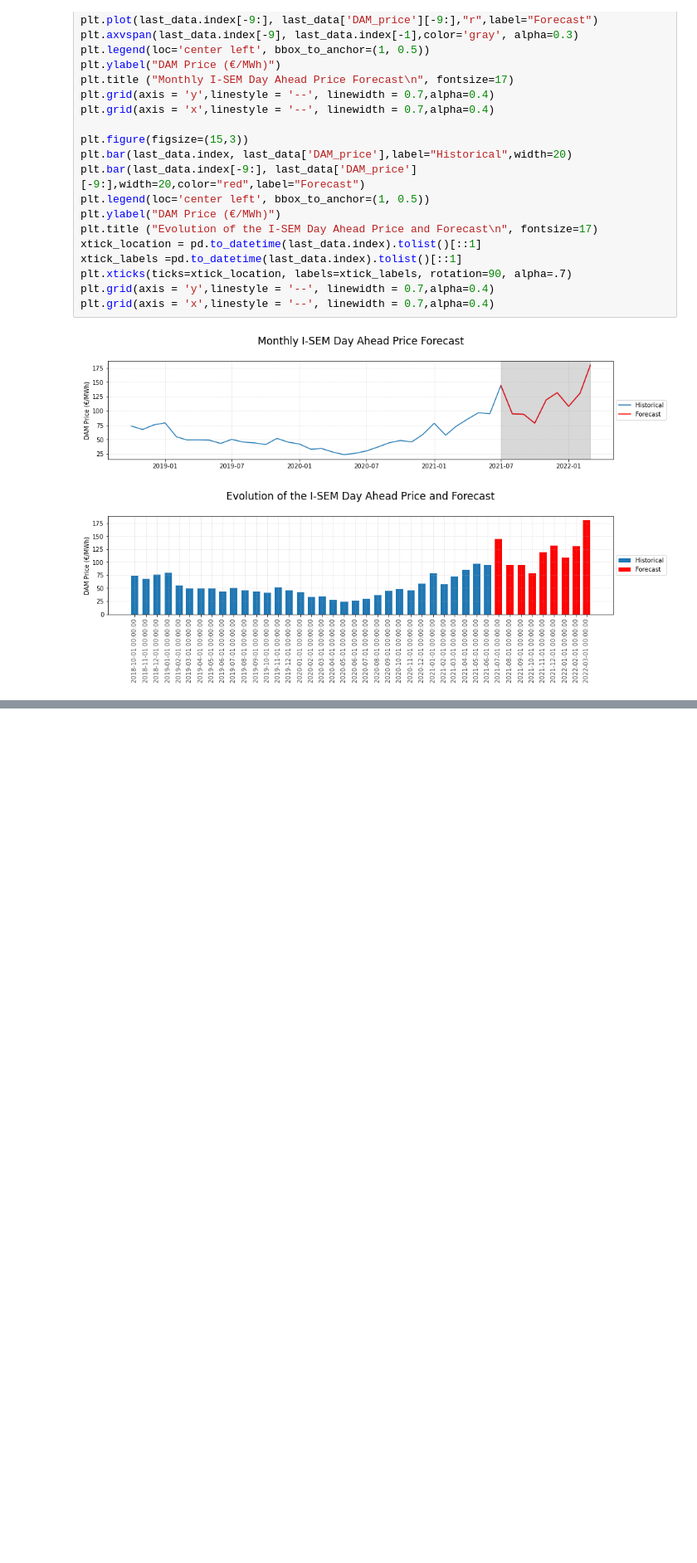
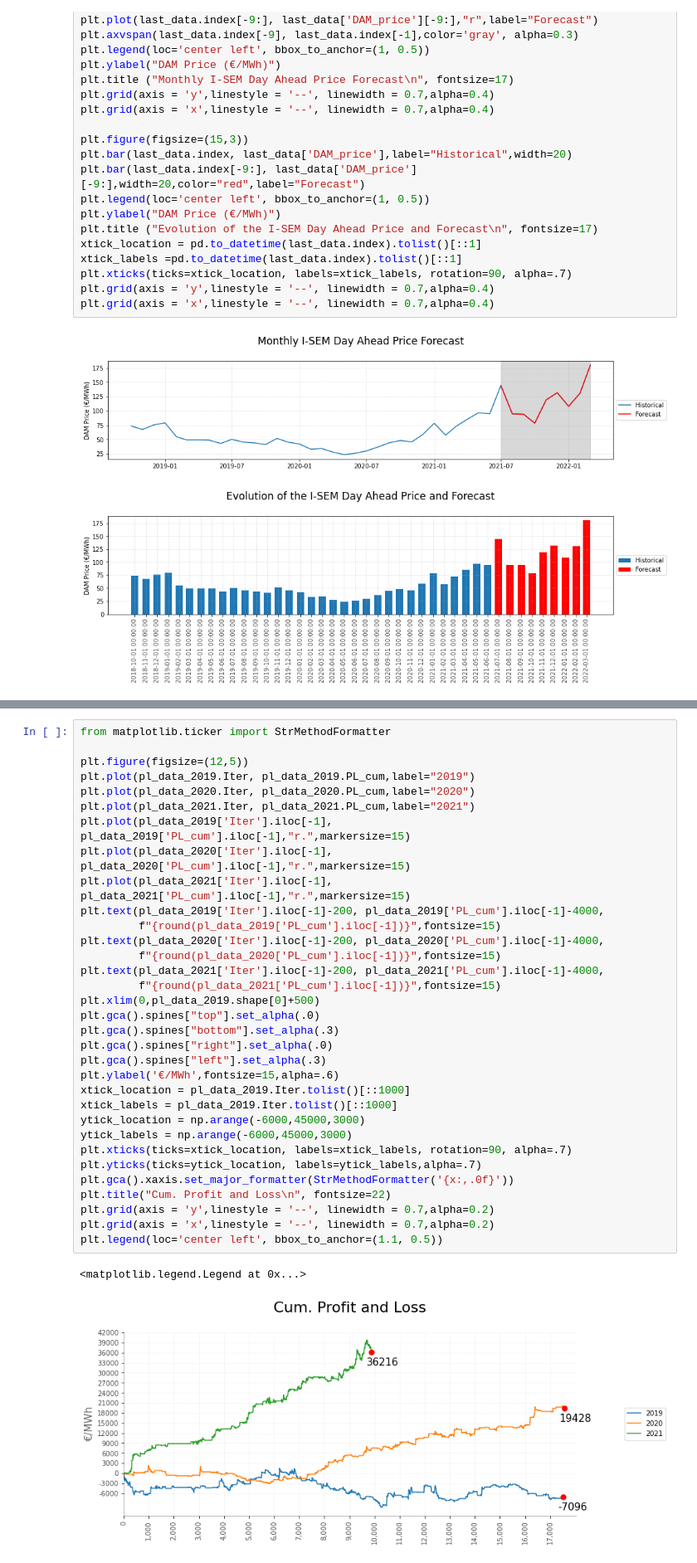
Before and after one commit to AnjuBanu/Analython3, a Jupyter notebook: dummy.ipynb, the cells around one changed output, grey strips where cells are left out. Shown at 83% size. Drawn from its saved outputs; the diff is of its cells as text; blank space fills up the shorter version.

```diff
--- a/dummy.ipynb
+++ b/dummy.ipynb
@@ -626,0 +829,36 @@ plt.grid(axis = 'x',linestyle = '--', linewidth = 0.7,alpha=0.4)
+# %%
+from matplotlib.ticker import StrMethodFormatter
+
+plt.figure(figsize=(12,5))
+plt.plot(pl_data_2019.Iter, pl_data_2019.PL_cum,label="2019")
+plt.plot(pl_data_2020.Iter, pl_data_2020.PL_cum,label="2020")
+plt.plot(pl_data_2021.Iter, pl_data_2021.PL_cum,label="2021")
+plt.plot(pl_data_2019['Iter'].iloc[-1], pl_data_2019['PL_cum'].iloc[-1],"r.",markersize=15)
+plt.plot(pl_data_2020['Iter'].iloc[-1], pl_data_2020['PL_cum'].iloc[-1],"r.",markersize=15)
+plt.plot(pl_data_2021['Iter'].iloc[-1], pl_data_2021['PL_cum'].iloc[-1],"r.",markersize=15)
+plt.text(pl_data_2019['Iter'].iloc[-1]-200, pl_data_2019['PL_cum'].iloc[-1]-4000,
+         f"{round(pl_data_2019['PL_cum'].iloc[-1])}",fontsize=15)
+plt.text(pl_data_2020['Iter'].iloc[-1]-200, pl_data_2020['PL_cum'].iloc[-1]-4000,
+         f"{round(pl_data_2020['PL_cum'].iloc[-1])}",fontsize=15)
+plt.text(pl_data_2021['Iter'].iloc[-1]-200, pl_data_2021['PL_cum'].iloc[-1]-4000,
+         f"{round(pl_data_2021['PL_cum'].iloc[-1])}",fontsize=15)
+plt.xlim(0,pl_data_2019.shape[0]+500)
+plt.gca().spines["top"].set_alpha(.0)
+plt.gca().spines["bottom"].set_alpha(.3)
+plt.gca().spines["right"].set_alpha(.0)
+plt.gca().spines["left"].set_alpha(.3)
+plt.ylabel('€/MWh',fontsize=15,alpha=.6)
+xtick_location = pl_data_2019.Iter.tolist()[::1000]
+xtick_labels = pl_data_2019.Iter.tolist()[::1000]
+ytick_location = np.arange(-6000,45000,3000)
+ytick_labels = np.arange(-6000,45000,3000)
+plt.xticks(ticks=xtick_location, labels=xtick_labels, rotation=90, alpha=.7)
+plt.yticks(ticks=ytick_location, labels=ytick_labels,alpha=.7)
+plt.gca().xaxis.set_major_formatter(StrMethodFormatter('{x:,.0f}'))
+plt.title("Cum. Profit and Loss\n", fontsize=22)
+plt.grid(axis = 'y',linestyle = '--', linewidth = 0.7,alpha=0.2)
+plt.grid(axis = 'x',linestyle = '--', linewidth = 0.7,alpha=0.2)
+plt.legend(loc='center left', bbox_to_anchor=(1.1, 0.5))
+# %% [output]
+<matplotlib.legend.Legend at 0x...>
+[figure, added]
```
Also changed, not shown: parts of 13 cells of this notebook, 4 other files.
